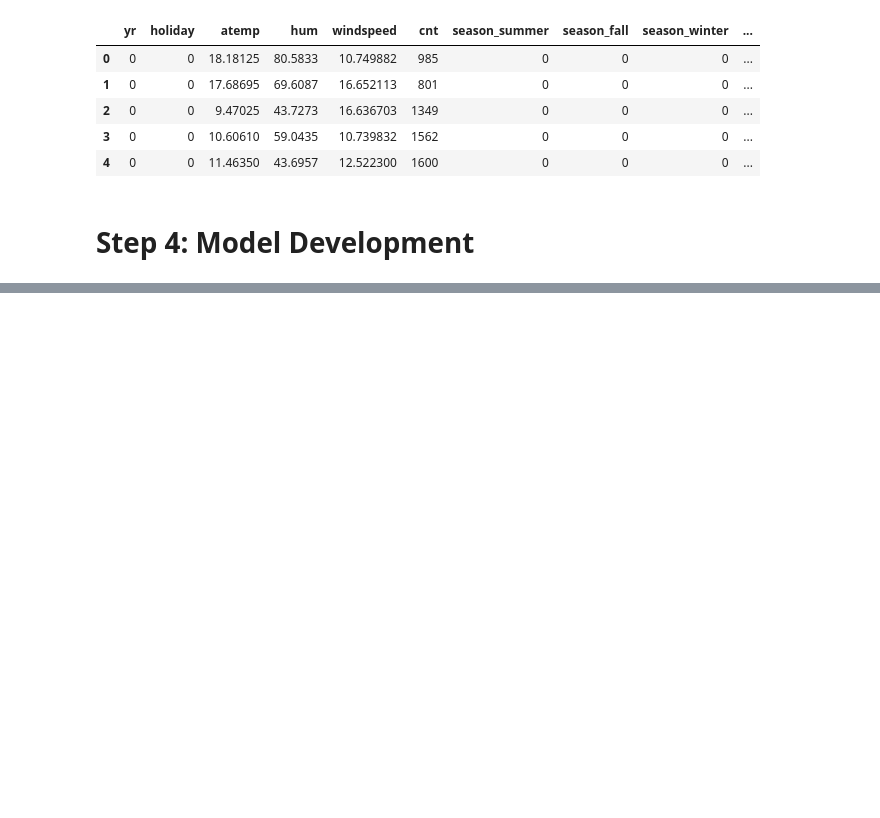
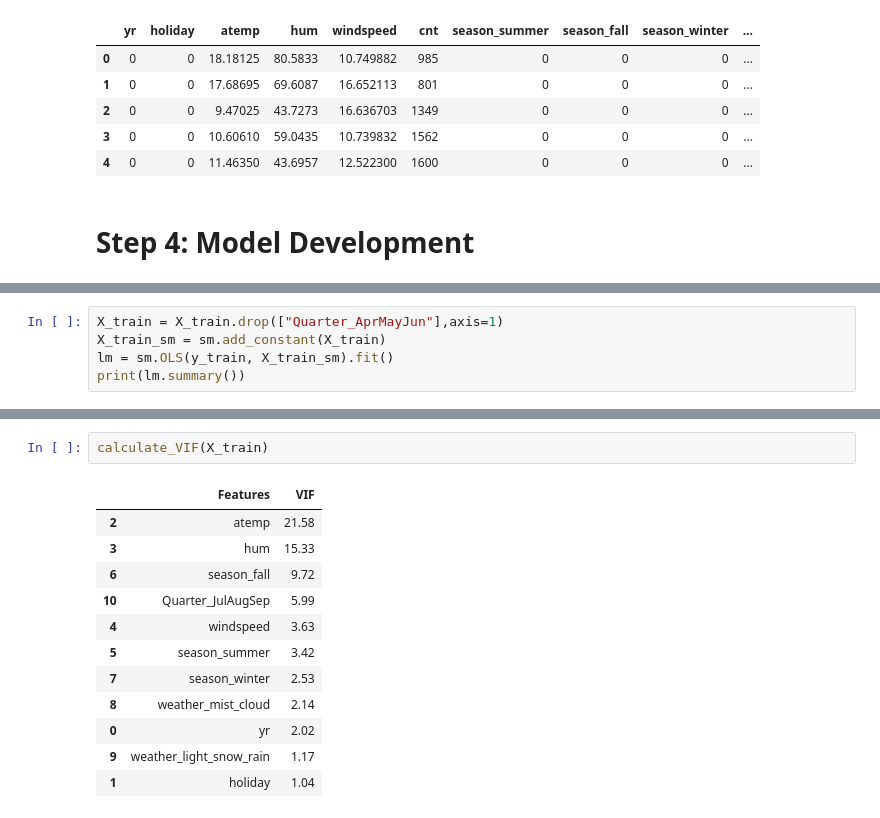
Before and after one commit to andysharma1997/bike_share_analysis_lr, a Jupyter notebook: shubham.ipynb, the cells around one changed output, grey strips where cells are left out. Saved outputs shown, nothing was run; the diff lists cells and outputs as text; blank space fills up the shorter version.

```diff
--- a/shubham.ipynb
+++ b/shubham.ipynb
@@ -338,0 +531,5 @@ Split the dataset into training and testing subsets, typically using 70-30 split
+# %%
+X_train = X_train.drop(["Quarter_AprMayJun"],axis=1)
+X_train_sm = sm.add_constant(X_train)
+lm = sm.OLS(y_train, X_train_sm).fit()
+print(lm.summary())
@@ -338,0 +554,15 @@ Split the dataset into training and testing subsets, typically using 70-30 split
+# %%
+calculate_VIF(X_train)
+# %% [output]
+|  | Features | VIF |
+| 2 | atemp | 21.58 |
+| 3 | hum | 15.33 |
+| 6 | season_fall | 9.72 |
+| 10 | Quarter_JulAugSep | 5.99 |
+| 4 | windspeed | 3.63 |
+| 5 | season_summer | 3.42 |
+| 7 | season_winter | 2.53 |
+| 8 | weather_mist_cloud | 2.14 |
+| 0 | yr | 2.02 |
+| 9 | weather_light_snow_rain | 1.17 |
+| 1 | holiday | 1.04 |
```
Also changed, not shown: parts of 21 cells of this notebook.
